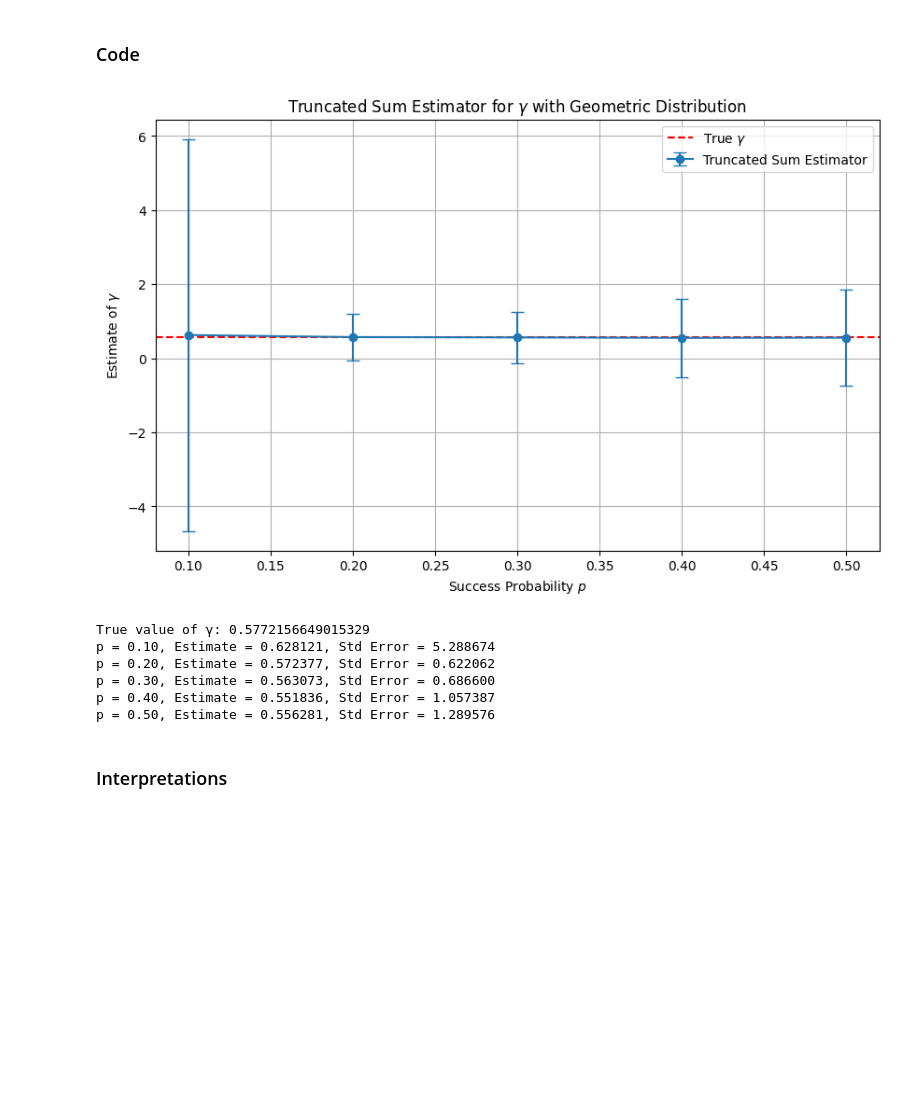
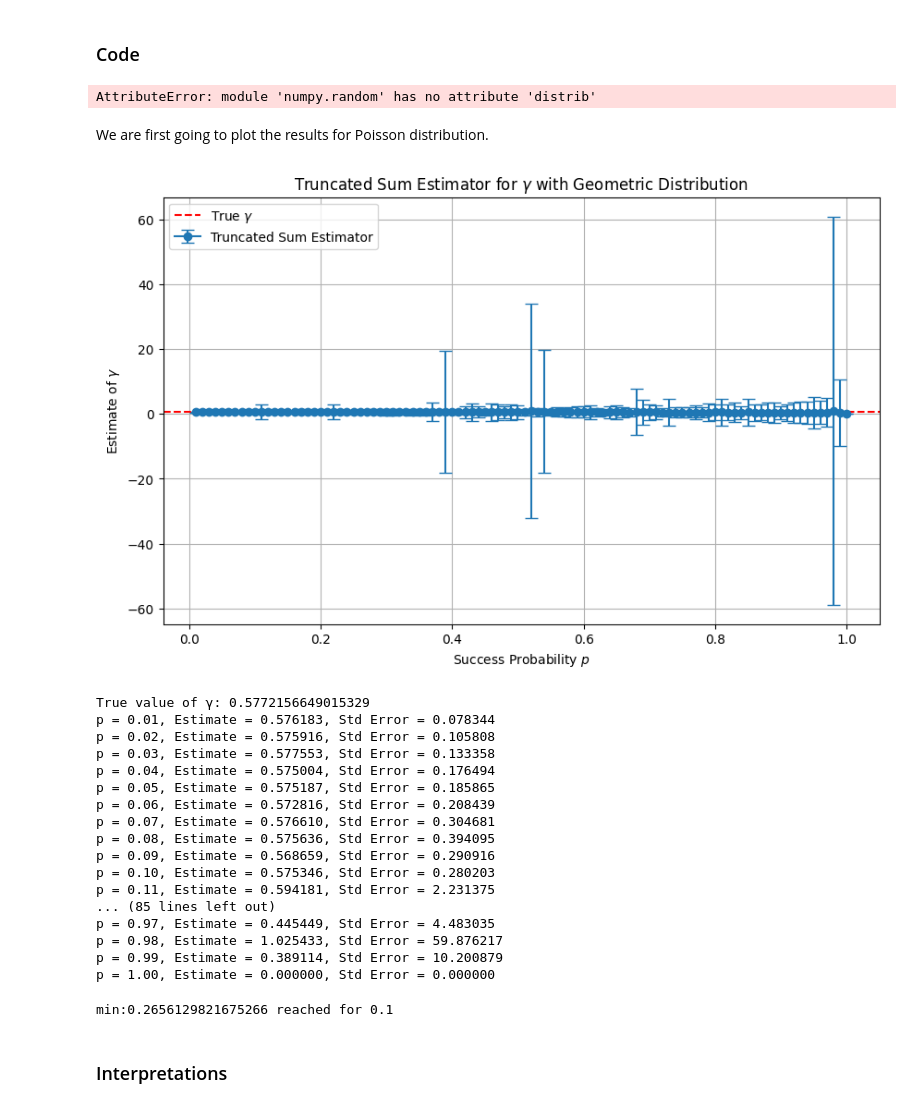
Before and after one commit to Leooryx/Euler_Monte_Carlo, a Jupyter notebook: main.ipynb, the cells around one changed output. Cells and saved outputs as stored; diff of their text form; code cells hidden in the pictures; blank space fills up the shorter version.

```diff
--- a/main.ipynb
+++ b/main.ipynb
@@ -646,11 +646,27 @@ Thus: $E[\hat{S}] = \sum_{k=0}^\infty a_k$
 This shows that the truncated sum estimator is unbiased for the infinite sum $S = \sum_{k=0}^\infty a_k$.
 # %% [markdown]
 ### Code
+# %%
+# Function to compute a_k
+def a_k(k):
+    return (1 / k) - np.log(1 + 1 / k)
+
+def truncated_sum_estimator_Poisson(p, num_samples):
+    estimates = []
+    for _ in range(num_samples):
+        # Sample R from a geometric distribution
+        R = np.random.poisson(p) - 1  # Subtract 1 to start from k=1
+        # Compute the truncated sum
+        gamma_hat = 0
+        for k in range(1, R + 1):
+            gamma_hat += a_k(k) / ((1 - p) ** k)
+        estimates.append(gamma_hat)
+    return np.mean(estimates), np.std(estimates)
+# %% [output]
+AttributeError: module 'numpy.random' has no attribute 'distrib'
+# %% [markdown]
+We are first going to plot the results for Poisson distribution.
 # %%
-# Function to compute a_k
-def a_k(k):
-    return (1 / k) - np.log(1 + 1 / k)
-
 # Truncated sum estimator for gamma
 def truncated_sum_estimator(p, num_samples):
     estimates = []
@@ -666,42 +682,60 @@ def truncated_sum_estimator(p, num_samples):
 
 # Parameters for the experiment
 p_values = [0.1, 0.2, 0.3, 0.4, 0.5]  # Success probabilities for geometric distribution
+p_values = [0.01 + 0.01*k for k in range(100)]
 num_samples = 10000  # Number of samples for each p
 
 # Store results
 results = {'p': [], 'estimates': [], 'std_errors': []}
 
 # Run experiments
 for p in p_values:
     mean_estimate, std_error = truncated_sum_estimator(p, num_samples)
     results['p'].append(p)
     results['estimates'].append(mean_estimate)
     results['std_errors'].append(std_error)
 
 # Plotting the results
 plt.figure(figsize=(10, 6))
 plt.errorbar(results['p'], results['estimates'], yerr=results['std_errors'],
              fmt='o-', capsize=5, label='Truncated Sum Estimator')
 plt.axhline(true_gamma, color='r', linestyle='--', label=r'True $\gamma$')
 plt.xlabel('Success Probability $p$')
 plt.ylabel(r'Estimate of $\gamma$')
 plt.title(r'Truncated Sum Estimator for $\gamma$ with Geometric Distribution')
 plt.legend()
 plt.grid(True)
 plt.show()
 
 # Print results
 print("True value of γ:", true_gamma)
 for i, p in enumerate(results['p']):
     print(f"p = {p:.2f}, Estimate = {results['estimates'][i]:.6f}, Std Error = {results['std_errors'][i]:.6f}")
 # %% [output]
-[figure, old version]
+[figure, new version]
 True value of γ: 0.5772156649015329
-p = 0.10, Estimate = 0.628121, Std Error = 5.288674
-p = 0.20, Estimate = 0.572377, Std Error = 0.622062
-p = 0.30, Estimate = 0.563073, Std Error = 0.686600
-p = 0.40, Estimate = 0.551836, Std Error = 1.057387
-p = 0.50, Estimate = 0.556281, Std Error = 1.289576
+p = 0.01, Estimate = 0.576183, Std Error = 0.078344
+p = 0.02, Estimate = 0.575916, Std Error = 0.105808
+p = 0.03, Estimate = 0.577553, Std Error = 0.133358
+p = 0.04, Estimate = 0.575004, Std Error = 0.176494
+p = 0.05, Estimate = 0.575187, Std Error = 0.185865
+p = 0.06, Estimate = 0.572816, Std Error = 0.208439
+p = 0.07, Estimate = 0.576610, Std Error = 0.304681
+p = 0.08, Estimate = 0.575636, Std Error = 0.394095
+p = 0.09, Estimate = 0.568659, Std Error = 0.290916
+p = 0.10, Estimate = 0.575346, Std Error = 0.280203
+p = 0.11, Estimate = 0.594181, Std Error = 2.231375
+... (85 lines left out)
+p = 0.97, Estimate = 0.445449, Std Error = 4.483035
+p = 0.98, Estimate = 1.025433, Std Error = 59.876217
+p = 0.99, Estimate = 0.389114, Std Error = 10.200879
+p = 1.00, Estimate = 0.000000, Std Error = 0.000000
+# %%
+min(results['std_errors'])
+indice_min = results['std_errors'].index(min(results['std_errors']))
+print(f"min:{min(results['std_errors'])} reached for {0.1+0.05*indice_min}")
+# %% [output]
+min:0.2656129821675266 reached for 0.1
 # %% [markdown]
 ### Interpretations
 # %% [markdown]
```
